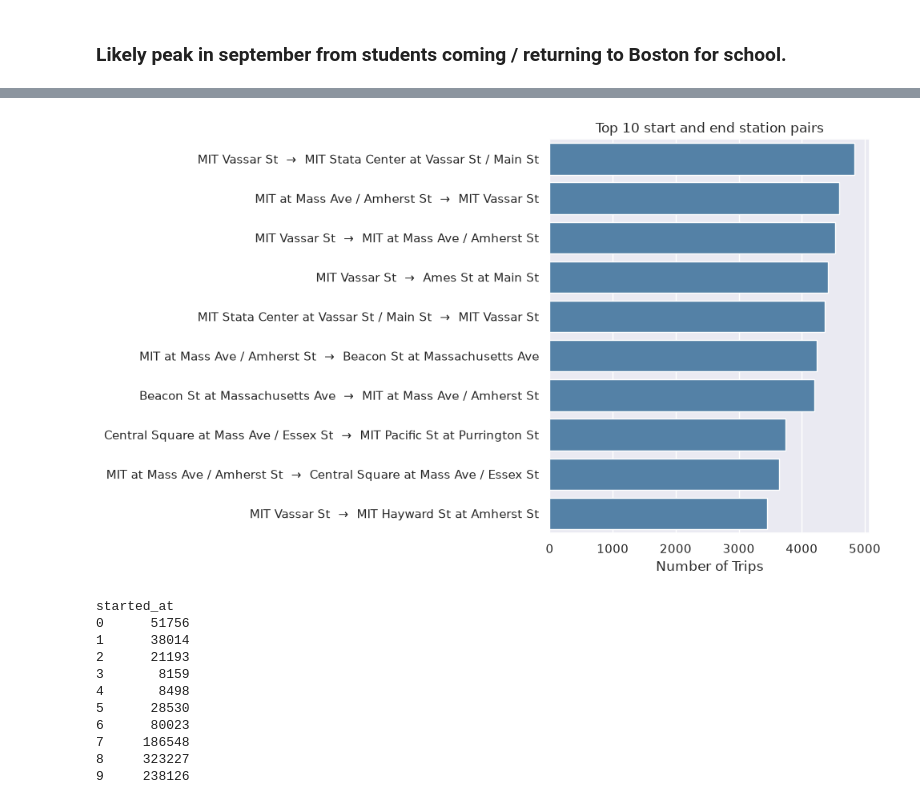
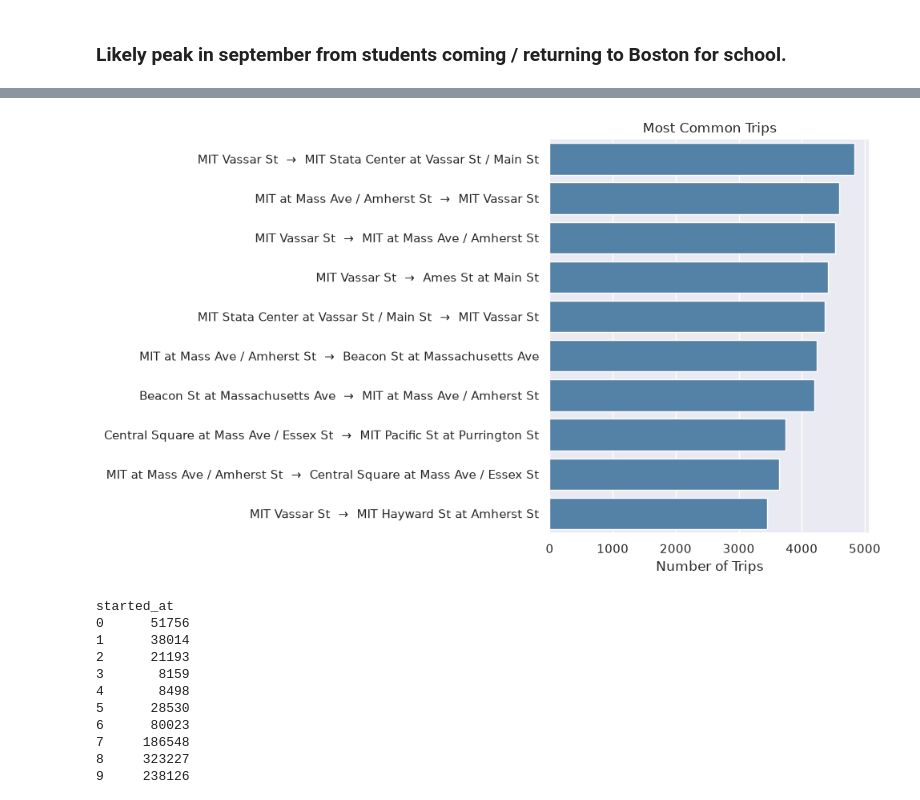
Before and after one commit to huck1ns/BlueBike_DS_Project, a Jupyter notebook: BlueBike_Notebook.ipynb, the cells around one changed output, grey strips where cells are left out. Cells and saved outputs as stored; diff of their text form; code cells hidden in the pictures.

```diff
--- a/BlueBike_Notebook.ipynb
+++ b/BlueBike_Notebook.ipynb
@@ -296,16 +284,16 @@ top_pairs = (
 # %%
 top = top_pairs.copy()
 top['label'] = top['start_station_name'] + '  →  ' + top['end_station_name']
 
 plt.figure(figsize=(10, 6))
 sns.barplot(data=top, x='trips', y='label', color='steelblue')
 plt.xlabel('Number of Trips')
 plt.ylabel('')
-plt.title('Top 10 start and end station pairs')
+plt.title('Most Common Trips')
 plt.tight_layout()
 plt.show()
 # %% [output]
-[figure, old version]
+[figure, new version]
 # %%
 trips_by_hour = (
     combined.groupby(combined['started_at'].dt.hour)
```
Also changed, not shown: parts of 4 cells of this notebook.
